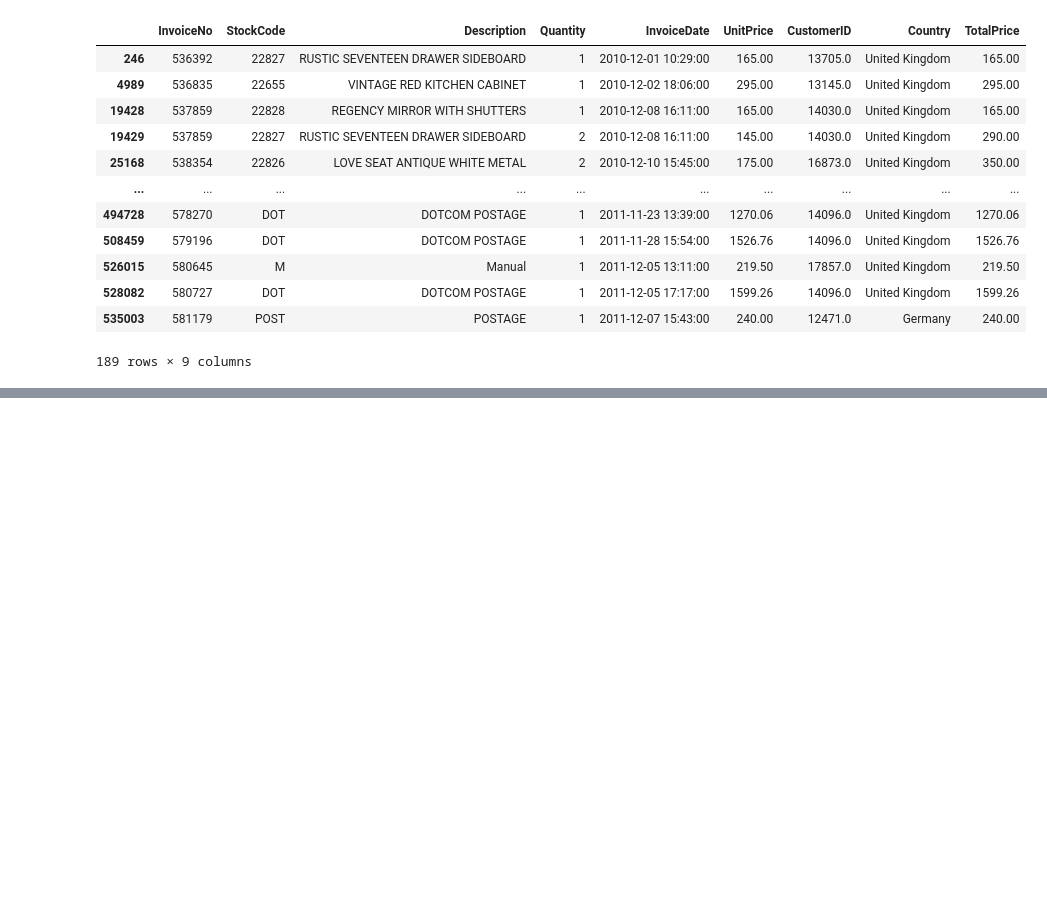
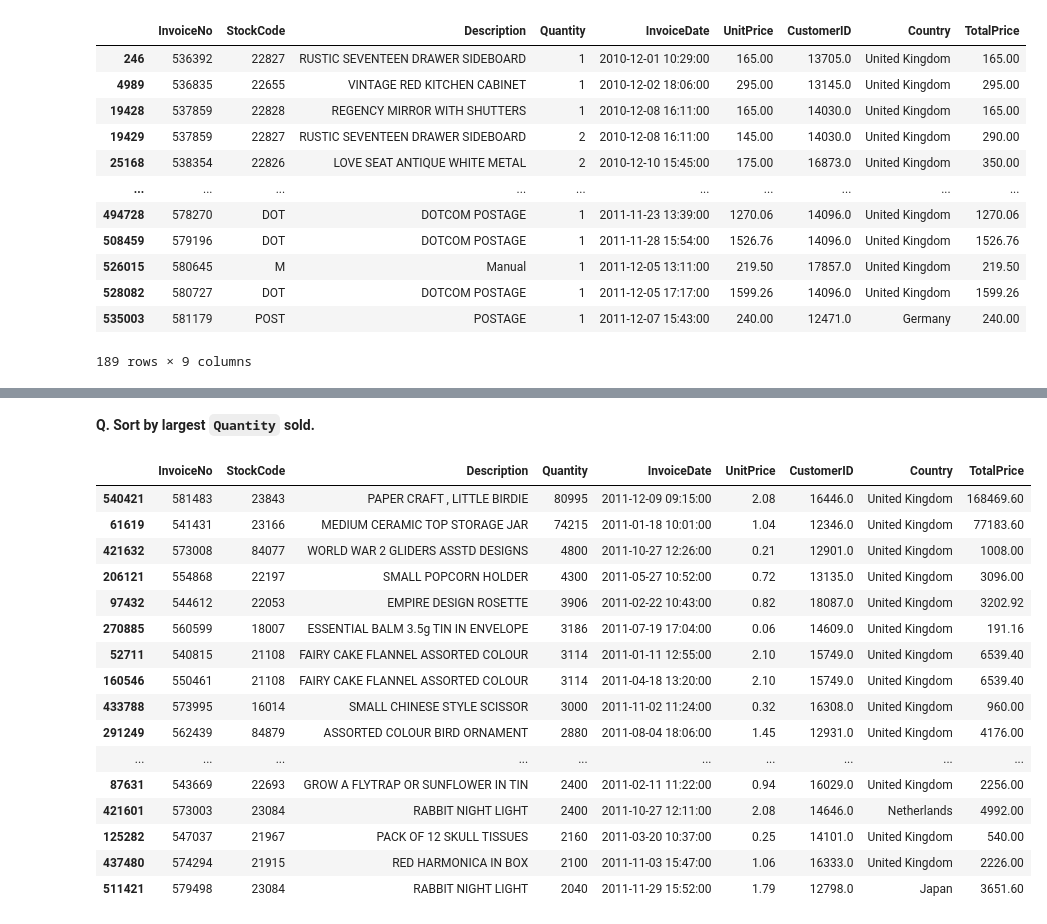
Before and after one commit to shsaniya04/Data-Analysis-with-Python, a Jupyter notebook: 12_Pandas_Practice_Project.ipynb, the cells around one changed output, grey strips where cells are left out. Saved outputs shown, nothing was run; the diff lists cells and outputs as text; code cells hidden in the pictures; blank space fills up the shorter version.

```diff
--- a/12_Pandas_Practice_Project.ipynb
+++ b/12_Pandas_Practice_Project.ipynb
@@ -310,0 +349,22 @@ df[df['UnitPrice'] >= 100]
+# %% [markdown]
+**Q. Sort by largest `Quantity` sold.**
+# %%
+df.sort_values(by = 'Quantity', ascending = False).head(20)
+# %% [output]
+|  | InvoiceNo | StockCode | Description | Quantity | InvoiceDate | UnitPrice | CustomerID | Country | TotalPrice |
+| 540421 | 581483 | 23843 | PAPER CRAFT , LITTLE BIRDIE | 80995 | 2011-12-09 09:15:00 | 2.08 | 16446.0 | United Kingdom | 168469.60 |
+| 61619 | 541431 | 23166 | MEDIUM CERAMIC TOP STORAGE JAR | 74215 | 2011-01-18 10:01:00 | 1.04 | 12346.0 | United Kingdom | 77183.60 |
+| 421632 | 573008 | 84077 | WORLD WAR 2 GLIDERS ASSTD DESIGNS | 4800 | 2011-10-27 12:26:00 | 0.21 | 12901.0 | United Kingdom | 1008.00 |
+| 206121 | 554868 | 22197 | SMALL POPCORN HOLDER | 4300 | 2011-05-27 10:52:00 | 0.72 | 13135.0 | United Kingdom | 3096.00 |
+| 97432 | 544612 | 22053 | EMPIRE DESIGN ROSETTE | 3906 | 2011-02-22 10:43:00 | 0.82 | 18087.0 | United Kingdom | 3202.92 |
+| 270885 | 560599 | 18007 | ESSENTIAL BALM 3.5g TIN IN ENVELOPE | 3186 | 2011-07-19 17:04:00 | 0.06 | 14609.0 | United Kingdom | 191.16 |
+| 52711 | 540815 | 21108 | FAIRY CAKE FLANNEL ASSORTED COLOUR | 3114 | 2011-01-11 12:55:00 | 2.10 | 15749.0 | United Kingdom | 6539.40 |
+| 160546 | 550461 | 21108 | FAIRY CAKE FLANNEL ASSORTED COLOUR | 3114 | 2011-04-18 13:20:00 | 2.10 | 15749.0 | United Kingdom | 6539.40 |
+| 433788 | 573995 | 16014 | SMALL CHINESE STYLE SCISSOR | 3000 | 2011-11-02 11:24:00 | 0.32 | 16308.0 | United Kingdom | 960.00 |
+| 291249 | 562439 | 84879 | ASSORTED COLOUR BIRD ORNAMENT | 2880 | 2011-08-04 18:06:00 | 1.45 | 12931.0 | United Kingdom | 4176.00 |
+| ... | ... | ... | ... | ... | ... | ... | ... | ... | ... |
+| 87631 | 543669 | 22693 | GROW A FLYTRAP OR SUNFLOWER IN TIN | 2400 | 2011-02-11 11:22:00 | 0.94 | 16029.0 | United Kingdom | 2256.00 |
+| 421601 | 573003 | 23084 | RABBIT NIGHT LIGHT | 2400 | 2011-10-27 12:11:00 | 2.08 | 14646.0 | Netherlands | 4992.00 |
+| 125282 | 547037 | 21967 | PACK OF 12 SKULL TISSUES | 2160 | 2011-03-20 10:37:00 | 0.25 | 14101.0 | United Kingdom | 540.00 |
+| 437480 | 574294 | 21915 | RED HARMONICA IN BOX | 2100 | 2011-11-03 15:47:00 | 1.06 | 16333.0 | United Kingdom | 2226.00 |
+| 511421 | 579498 | 23084 | RABBIT NIGHT LIGHT | 2040 | 2011-11-29 15:52:00 | 1.79 | 12798.0 | Japan | 3651.60 |
```
Also changed, not shown: parts of 30 cells of this notebook, 1 other file.
